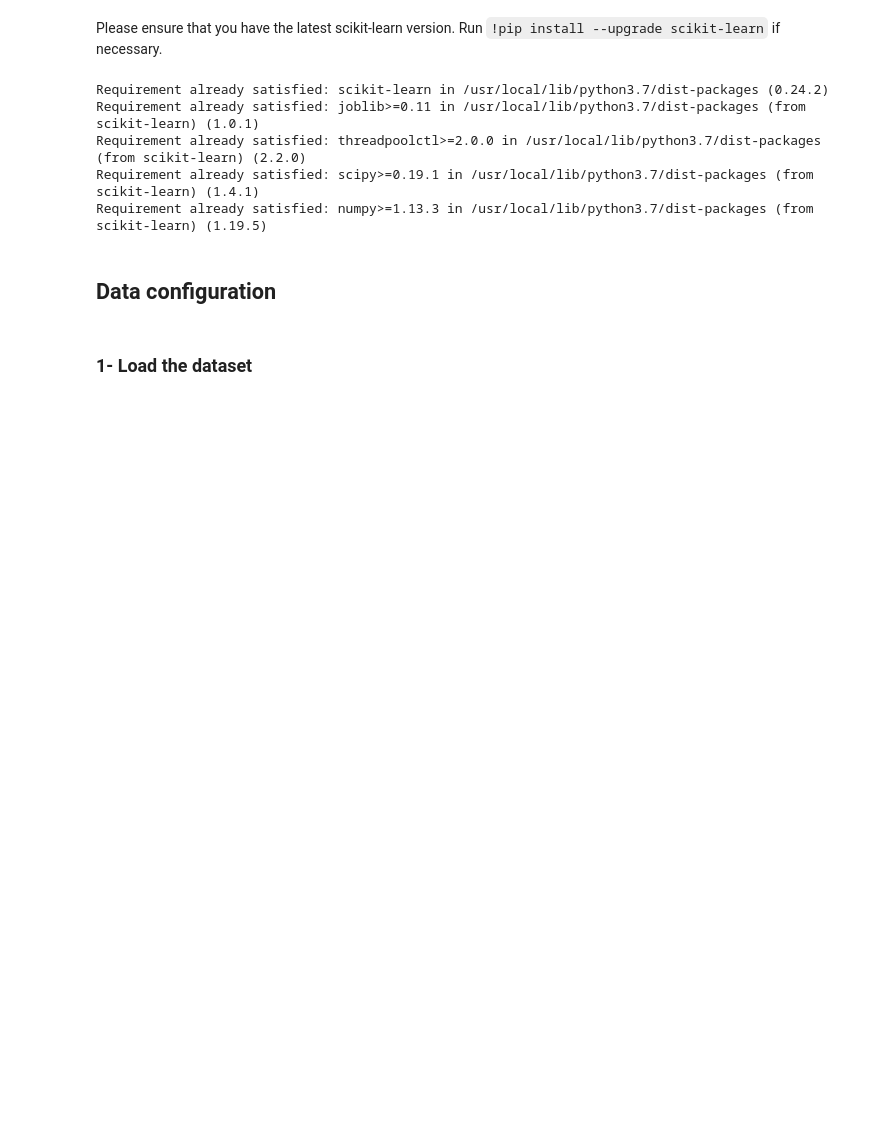
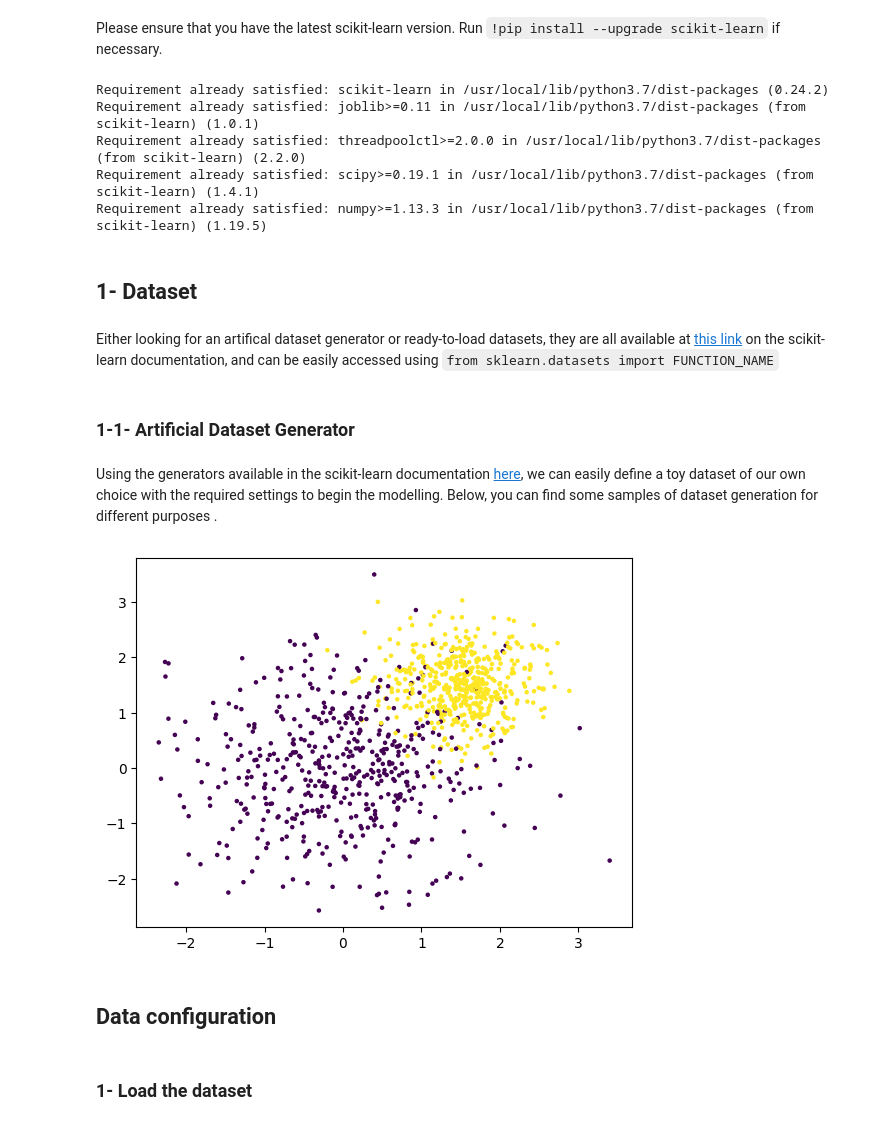
Before and after one commit to tabaraei/Data-Science-Toolkit, a Jupyter notebook: Scikit-Learn.ipynb, the cells around one changed output. Cells and saved outputs as stored; diff of their text form; code cells hidden in the pictures; blank space fills up the shorter version.

Commit message:
adding meta estimators and artificial datasets

```diff
--- a/Scikit-Learn.ipynb
+++ b/Scikit-Learn.ipynb
@@ -17,6 +17,21 @@ Requirement already satisfied: numpy>=1.13.3 in /usr/local/lib/python3.7/dist-pa
 # %%
 import pandas as pd
 import numpy as np
+# %% [markdown]
+## 1- Dataset
+# %% [markdown]
+Either looking for an artifical dataset generator or ready-to-load datasets, they are all available at [this link](https://scikit-learn.org/stable/modules/classes.html#module-sklearn.datasets) on the scikit-learn documentation, and can be easily accessed using `from sklearn.datasets import FUNCTION_NAME`
+# %% [markdown]
+### 1-1- Artificial Dataset Generator
+# %% [markdown]
+Using the generators available in the scikit-learn documentation [here](https://scikit-learn.org/stable/modules/classes.html#samples-generator), we can easily define a toy dataset of our own choice with the required settings to begin the modelling. Below, you can find some samples of dataset generation for different purposes .
+# %%
+from sklearn.datasets import make_blobs
+
+X, y = make_blobs(n_samples=1000, centers=[(0, 0), (1.5, 1.5)], cluster_std=[1, 0.5])
+plt.scatter(X[:, 0], X[:, 1], c=y, s=5);
+# %% [output]
+[figure, added]
 # %% [markdown]
 ## Data configuration
 # %% [markdown]
```
Also changed, not shown: parts of 5 cells of this notebook.
